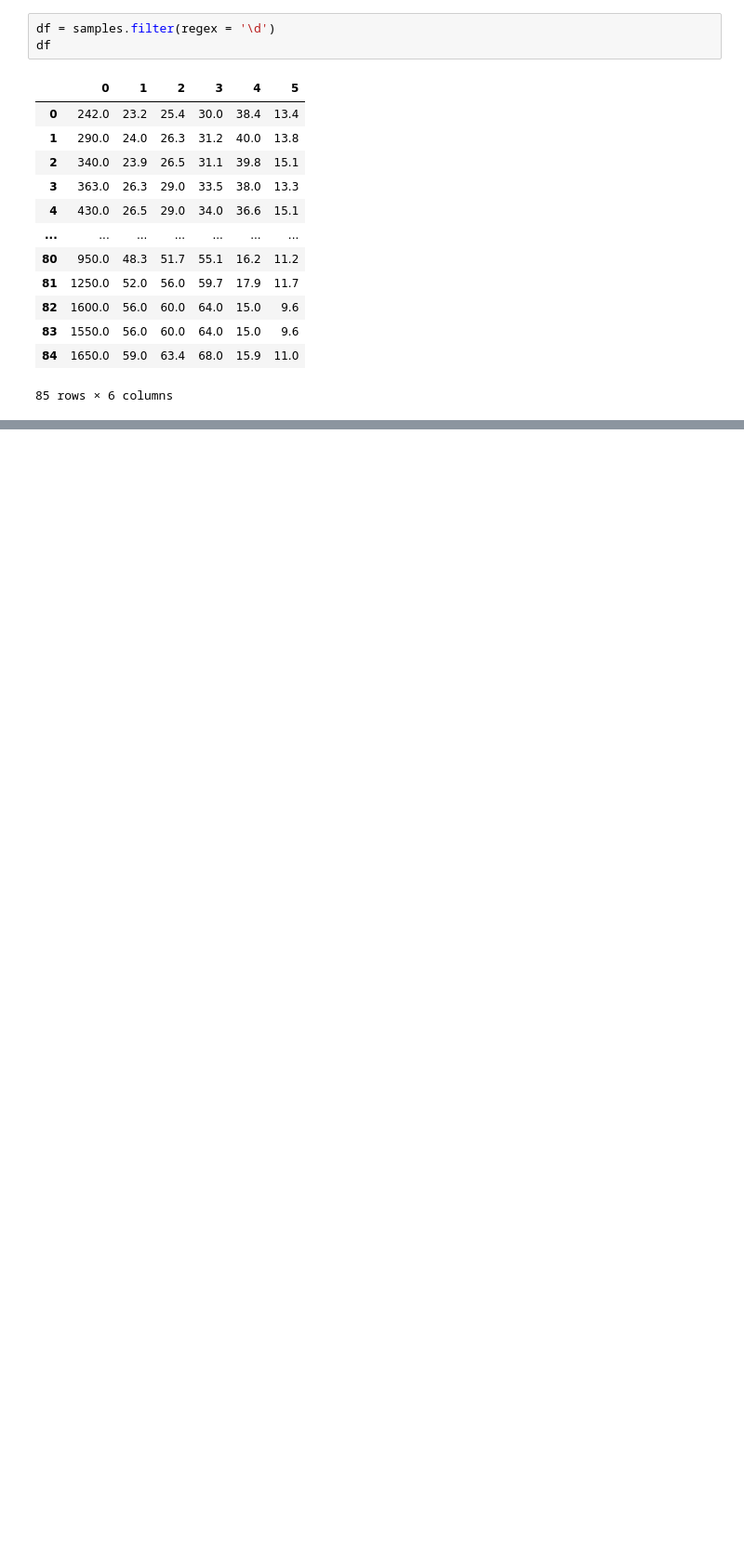
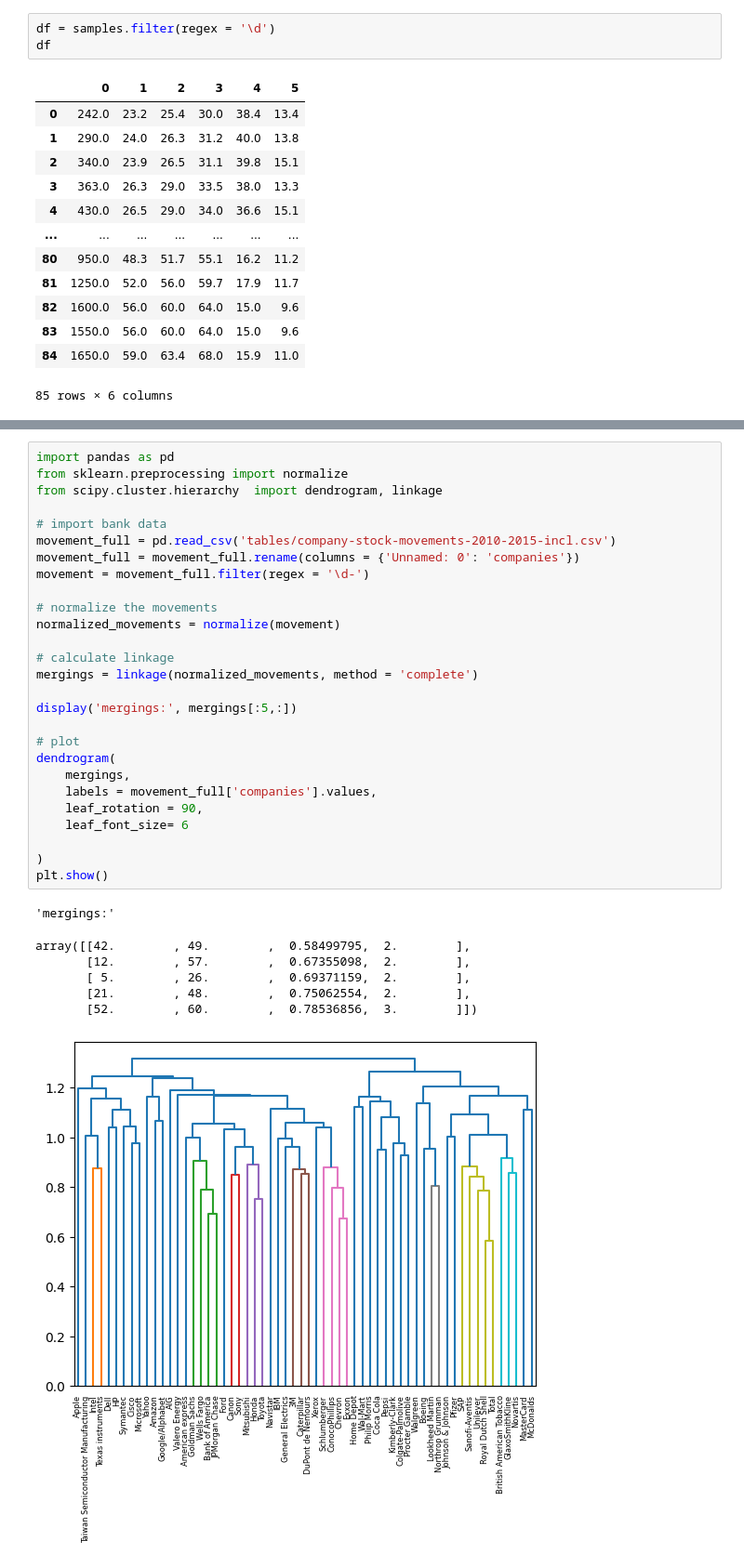
Before and after one commit to srgari/python, a Jupyter notebook: datacamp_study/machine learning/2_Unsupervised_learning_in_Python.ipynb, the cells around one changed output, grey strips where cells are left out. Shown at 93% size. Saved outputs shown, nothing was run; the diff lists cells and outputs as text; blank space fills up the shorter version.

```diff
--- a/datacamp_study/machine learning/2_Unsupervised_learning_in_Python.ipynb
+++ b/datacamp_study/machine learning/2_Unsupervised_learning_in_Python.ipynb
@@ -430,0 +443,35 @@ Subclasses:
+# %%
+import pandas as pd
+from sklearn.preprocessing import normalize
+from scipy.cluster.hierarchy  import dendrogram, linkage
+
+# import bank data
+movement_full = pd.read_csv('tables/company-stock-movements-2010-2015-incl.csv')
+movement_full = movement_full.rename(columns = {'Unnamed: 0': 'companies'})
+movement = movement_full.filter(regex = '\d-')
+
+# normalize the movements
+normalized_movements = normalize(movement)
+
+# calculate linkage
+mergings = linkage(normalized_movements, method = 'complete')
+
+display('mergings:', mergings[:5,:])
+
+# plot
+dendrogram(
+    mergings,
+    labels = movement_full['companies'].values,
+    leaf_rotation = 90,
+    leaf_font_size= 6
+
+)
+plt.show()
+# %% [output]
+'mergings:'
+array([[42.        , 49.        ,  0.58499795,  2.        ],
+       [12.        , 57.        ,  0.67355098,  2.        ],
+       [ 5.        , 26.        ,  0.69371159,  2.        ],
+       [21.        , 48.        ,  0.75062554,  2.        ],
+       [52.        , 60.        ,  0.78536856,  3.        ]])
+[figure, added]
```
Also changed, not shown: parts of 9 cells of this notebook, 1 other file.
